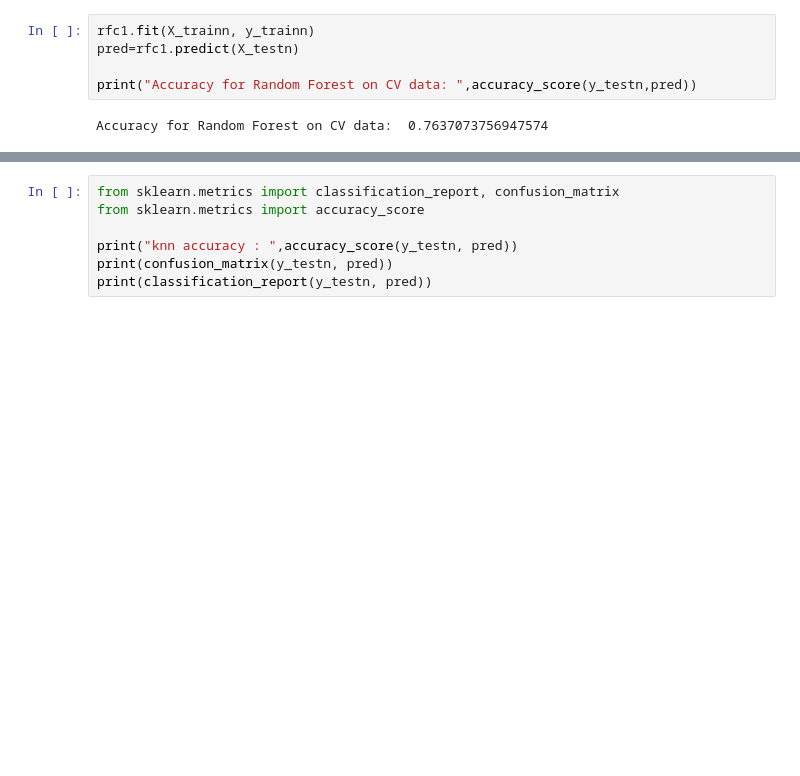
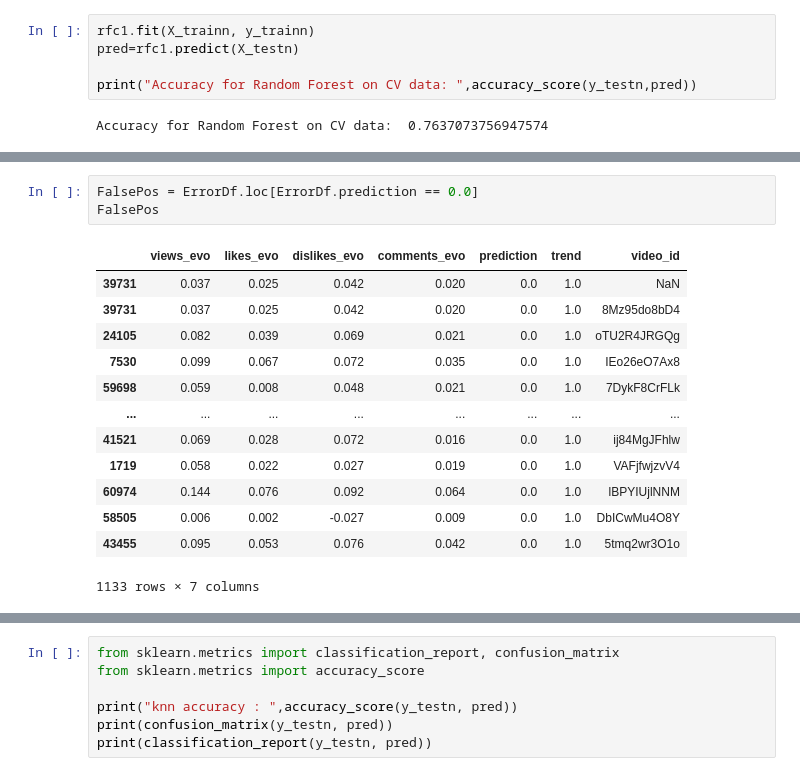
Before and after one commit to davsarkissian/Trending_List_Analysis, a Jupyter notebook: prediction.ipynb, the cells around one changed output, grey strips where cells are left out. Cells and saved outputs as stored; diff of their text form; blank space fills up the shorter version.

```diff
--- a/prediction.ipynb
+++ b/prediction.ipynb
@@ -575,0 +644,17 @@ Accuracy for Random Forest on CV data:  0.7637073756947574
+# %%
+FalsePos = ErrorDf.loc[ErrorDf.prediction == 0.0]
+FalsePos
+# %% [output]
+|  | views_evo | likes_evo | dislikes_evo | comments_evo | prediction | trend | video_id |
+| 39731 | 0.037 | 0.025 | 0.042 | 0.020 | 0.0 | 1.0 | NaN |
+| 39731 | 0.037 | 0.025 | 0.042 | 0.020 | 0.0 | 1.0 | 8Mz95do8bD4 |
+| 24105 | 0.082 | 0.039 | 0.069 | 0.021 | 0.0 | 1.0 | oTU2R4JRGQg |
+| 7530 | 0.099 | 0.067 | 0.072 | 0.035 | 0.0 | 1.0 | IEo26eO7Ax8 |
+| 59698 | 0.059 | 0.008 | 0.048 | 0.021 | 0.0 | 1.0 | 7DykF8CrFLk |
+| ... | ... | ... | ... | ... | ... | ... | ... |
+| 41521 | 0.069 | 0.028 | 0.072 | 0.016 | 0.0 | 1.0 | ij84MgJFhlw |
+| 1719 | 0.058 | 0.022 | 0.027 | 0.019 | 0.0 | 1.0 | VAFjfwjzvV4 |
+| 60974 | 0.144 | 0.076 | 0.092 | 0.064 | 0.0 | 1.0 | lBPYIUjlNNM |
+| 58505 | 0.006 | 0.002 | -0.027 | 0.009 | 0.0 | 1.0 | DbICwMu4O8Y |
+| 43455 | 0.095 | 0.053 | 0.076 | 0.042 | 0.0 | 1.0 | 5tmq2wr3O1o |
+1133 rows × 7 columns
```
Also changed, not shown: parts of 15 cells of this notebook.
